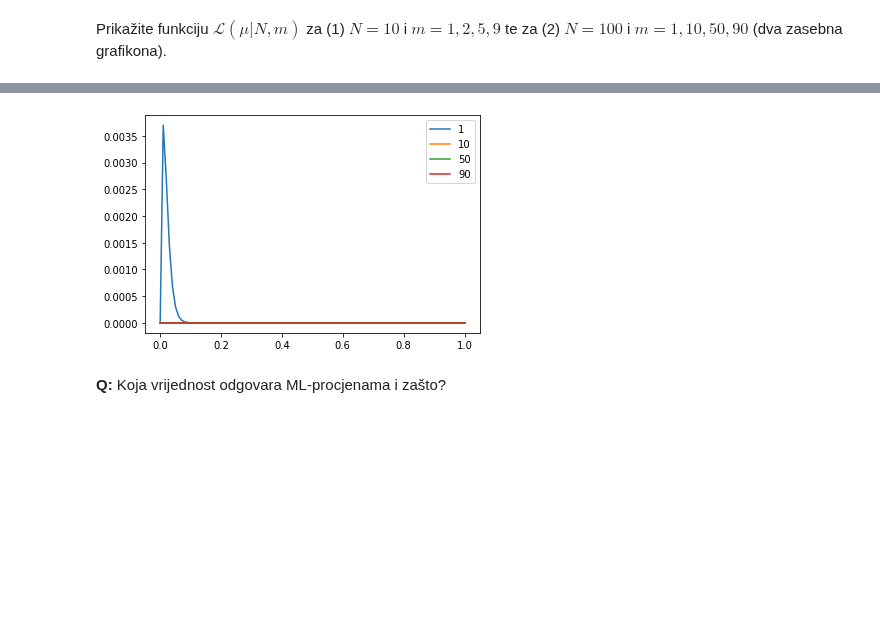
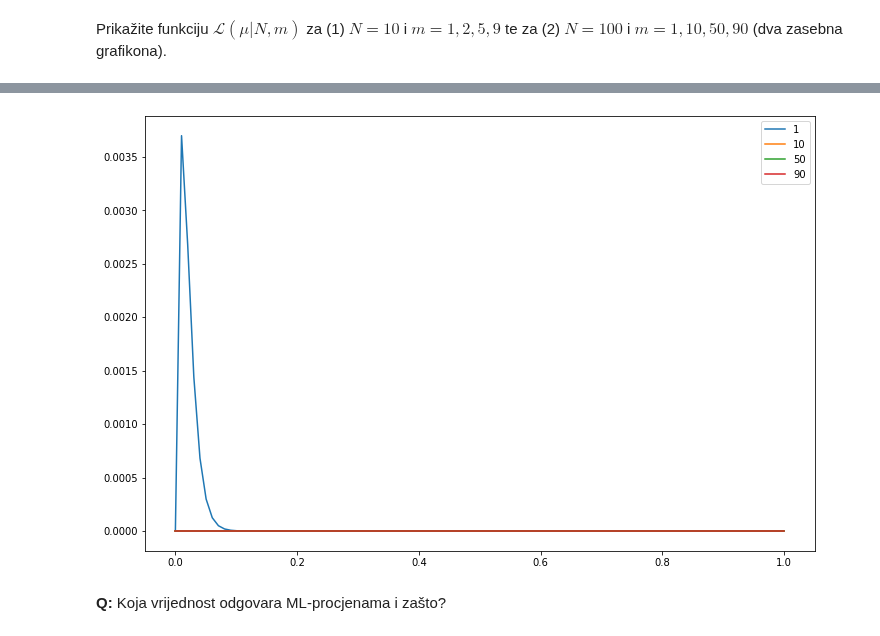
Before and after one commit to sskender/machine-learning-1, a Jupyter notebook: SU1-2021-13-14-Procjena-parametara.ipynb, the cells around one changed output, grey strips where cells are left out. Cells and saved outputs as stored; diff of their text form; code cells hidden in the pictures; blank space fills up the shorter version.

```diff
--- a/SU1-2021-13-14-Procjena-parametara.ipynb
+++ b/SU1-2021-13-14-Procjena-parametara.ipynb
@@ -65,17 +67,19 @@ plt.show()
 # %%
 N = 100
 m_list = [1, 10, 50, 90]
 mu = np.linspace(0, 1, 100)
+
+plt.figure(figsize=(12, 8))
 
 for m in m_list:
     l = L(mu, N, m)
     plt.plot(mu, l)
 
 # show chart
 plt.legend(m_list, loc="best")
 plt.show()
 # %% [output]
-[figure, old version]
+[figure, new version]
 # %% [markdown]
 **Q:** Koja vrijednost odgovara ML-procjenama i zašto?
 # %% [markdown]
```
Also changed, not shown: parts of 9 cells of this notebook.
